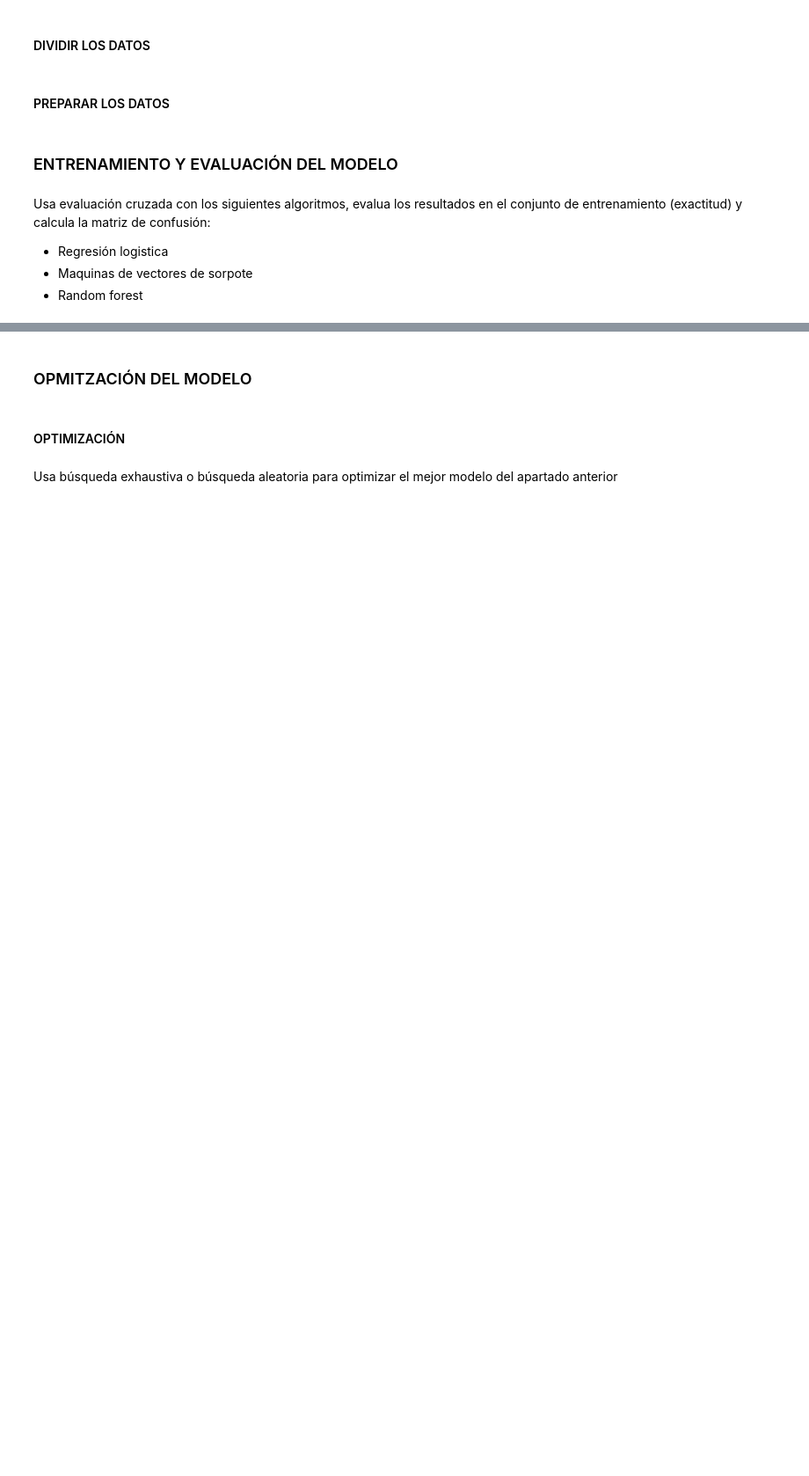
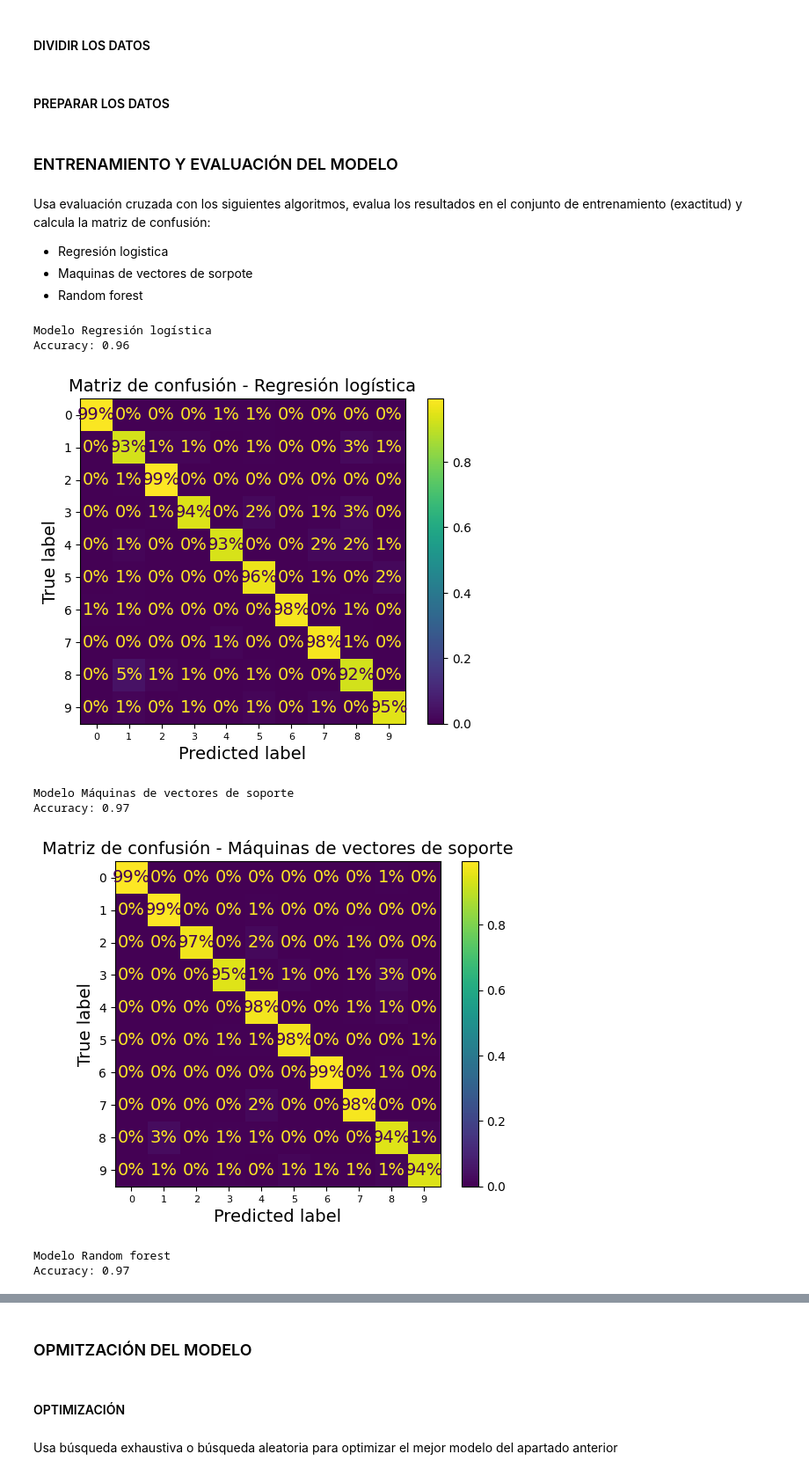
Before and after one commit to iruneguinea9/SAPA, a Jupyter notebook: 2_8/2_8Ejercicios.ipynb, the cells around one changed output, grey strips where cells are left out. Shown at 88% size. Drawn from its saved outputs; the diff is of its cells as text; code cells hidden in the pictures; blank space fills up the shorter version.

```diff
--- a/2_8/2_8Ejercicios.ipynb
+++ b/2_8/2_8Ejercicios.ipynb
@@ -463,7 +482,14 @@ y_digits = digits.target
 # %% [markdown]
 #### DIVIDIR LOS DATOS
+# %%
+X_train, X_test, y_train, y_test = train_test_split(X_digits, y_digits, test_size=0.2, random_state=42)
 # %% [markdown]
 #### PREPARAR LOS DATOS
+# %%
+# Creamos un ColumnTransformer para escalar los datos
+pipeline_digits = ColumnTransformer([
+    ("scaler", StandardScaler(), slice(0, X_train.shape[1]))  # Aplicamos StandardScaler a todas las columnas
+])
 # %% [markdown]
 ### ENTRENAMIENTO Y EVALUACIÓN DEL MODELO
 # %% [markdown]
@@ -471,3 +497,41 @@ Usa evaluación cruzada con los siguientes algoritmos, evalua los resultados en
 - Regresión logistica
 - Maquinas de vectores de sorpote
 - Random forest
+# %%
+from sklearn.metrics import ConfusionMatrixDisplay
+
+# Definimos un diccionario con los modelos a evaluar
+modelos = {
+    "Regresión logística": LogisticRegression(random_state=42, max_iter=1000),
+    "Máquinas de vectores de soporte": SVC(random_state=42, max_iter=1000),
+    "Random forest": RandomForestClassifier(random_state=42)
+}
+
+# Iteramos sobre cada modelo
+for nombre, modelo in modelos.items():
+    print(f"Modelo {nombre}")
+
+    pipeline = make_pipeline(pipeline_digits, modelo)
+
+    # Realizamos validación cruzada para obtener predicciones sobre el conjunto de entrenamiento
+    y_train_pred = cross_val_predict(pipeline, X_train, y_train, cv=3)
+
+    # Calculamos la exactitud en el conjunto de entrenamiento
+    acc_train = accuracy_score(y_train, y_train_pred)
+    print(f"Accuracy: {acc_train:.2f}")
+
+    # Calculamos y mostramos la matriz de confusión
+    ConfusionMatrixDisplay.from_predictions(
+        y_train, y_train_pred, normalize="true", values_format=".0%"
+    )
+    plt.title(f"Matriz de confusión - {nombre}")
+    plt.show()
+# %% [output]
+Modelo Regresión logística
+Accuracy: 0.96
+[figure, added]
+Modelo Máquinas de vectores de soporte
+Accuracy: 0.97
+[figure, added]
+Modelo Random forest
+Accuracy: 0.97
```
Also changed, not shown: parts of 26 cells of this notebook, 3 other files.
